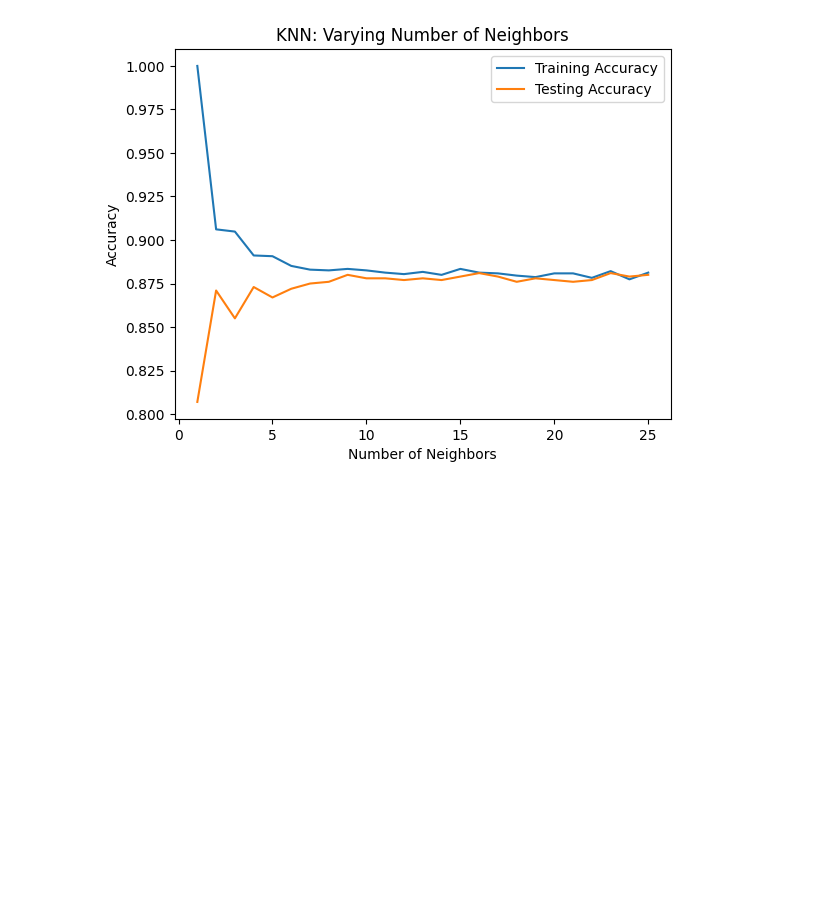
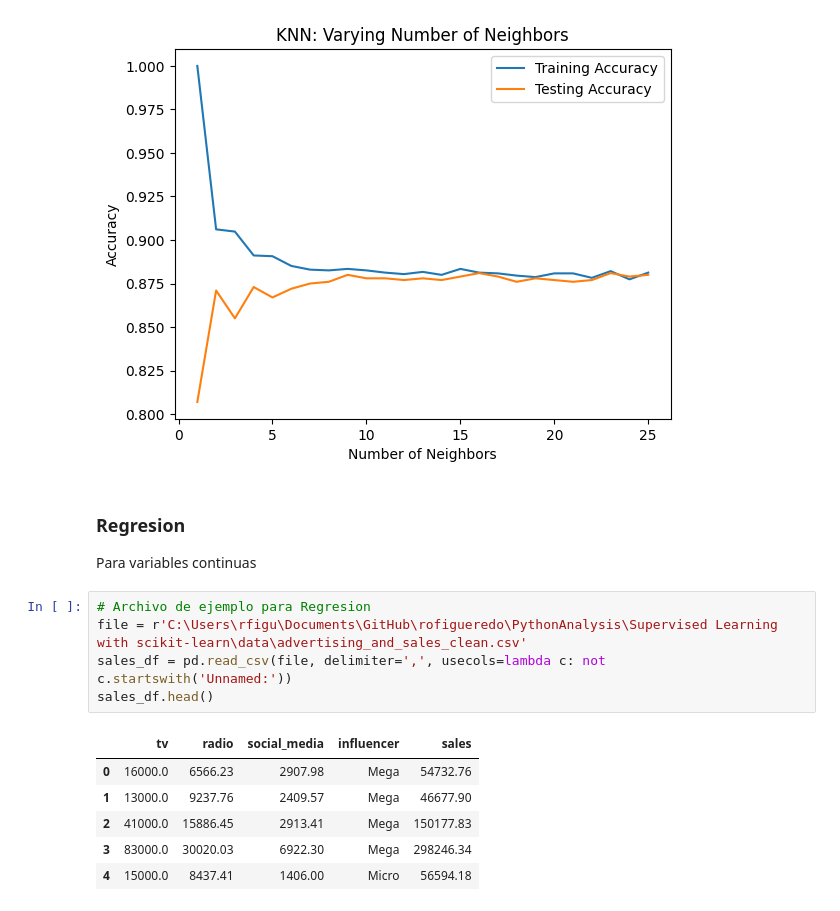
Before and after one commit to rofigueredo/PythonAnalysis, a Jupyter notebook: Supervised Learning with scikit-learn/Supervised Learning scikit-learn.ipynb, the cells around one changed output. Drawn from its saved outputs; the diff is of its cells as text; blank space fills up the shorter version.

```diff
--- a/Supervised Learning with scikit-learn/Supervised Learning scikit-learn.ipynb
+++ b/Supervised Learning with scikit-learn/Supervised Learning scikit-learn.ipynb
@@ -108,3 +108,18 @@ plt.ylabel("Accuracy")
 plt.show()
 # %% [output]
 [figure]
+# %% [markdown]
+### Regresion
+Para variables continuas
+# %%
+# Archivo de ejemplo para Regresion
+file = r'C:\Users\rfigu\Documents\GitHub\rofigueredo\PythonAnalysis\Supervised Learning with scikit-learn\data\advertising_and_sales_clean.csv'
+sales_df = pd.read_csv(file, delimiter=',', usecols=lambda c: not c.startswith('Unnamed:'))
+sales_df.head()
+# %% [output]
+|  | tv | radio | social_media | influencer | sales |
+| 0 | 16000.0 | 6566.23 | 2907.98 | Mega | 54732.76 |
+| 1 | 13000.0 | 9237.76 | 2409.57 | Mega | 46677.90 |
+| 2 | 41000.0 | 15886.45 | 2913.41 | Mega | 150177.83 |
+| 3 | 83000.0 | 30020.03 | 6922.30 | Mega | 298246.34 |
+| 4 | 15000.0 | 8437.41 | 1406.00 | Micro | 56594.18 |
```
Also changed, not shown: parts of 32 cells of this notebook.
